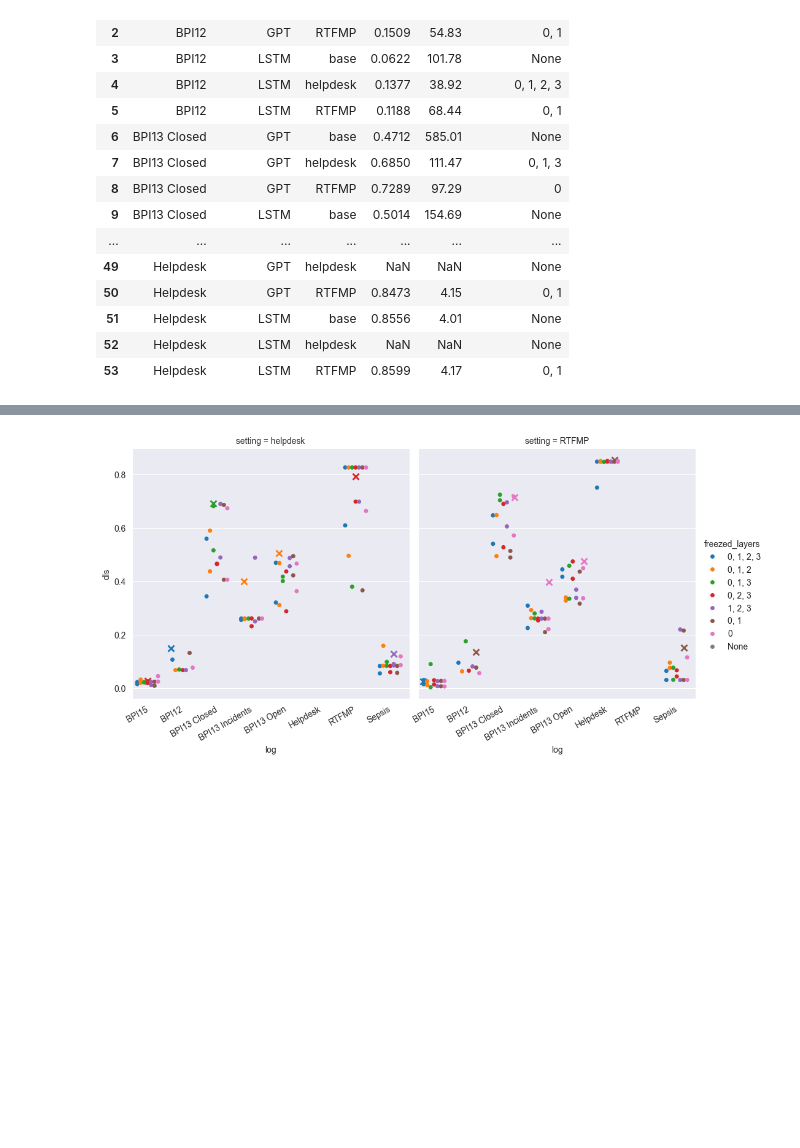
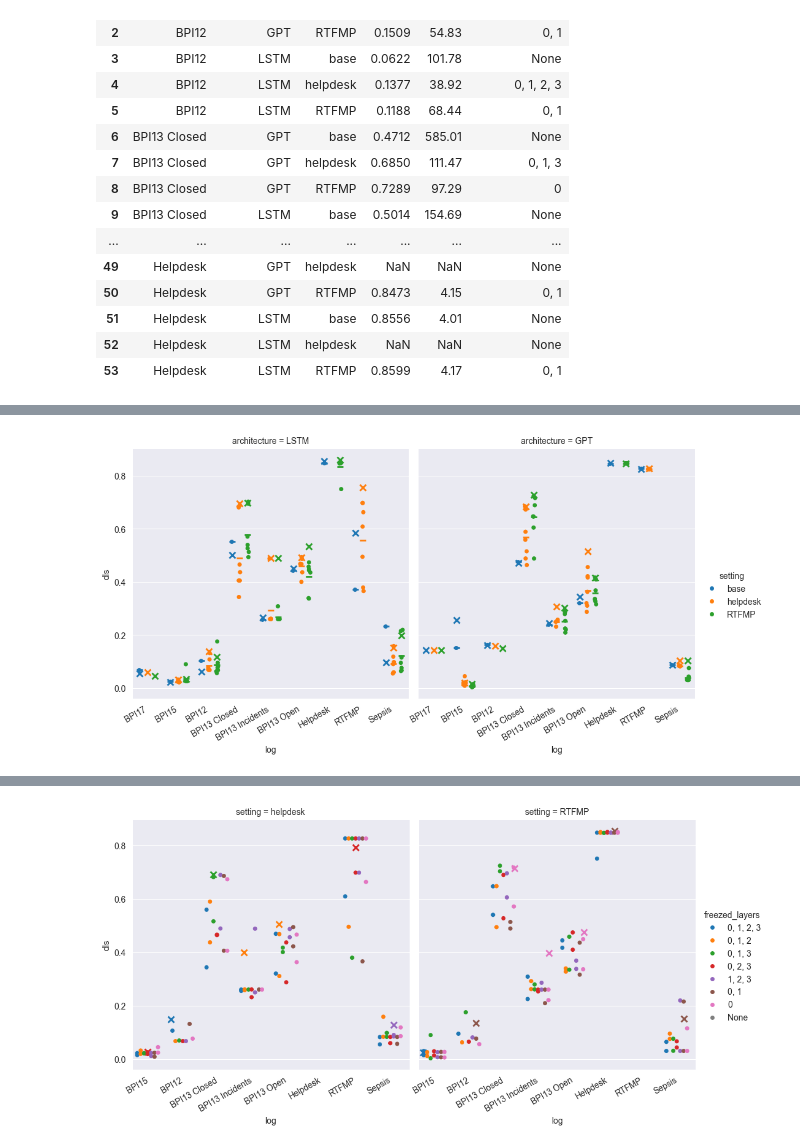
Before and after one commit to Hannoma/Transfer-Learning-for-Predictive-Process-Monitoring, a Jupyter notebook: investigating_results.ipynb, the cells around one changed output, grey strips where cells are left out. Cells and saved outputs as stored; diff of their text form; code cells hidden in the pictures; blank space fills up the shorter version.

```diff
--- a/investigating_results.ipynb
+++ b/investigating_results.ipynb
@@ -374,2 +393,10 @@ g.savefig(f'{FIGURES_DIR}/reproduced_dls.svg')
+# %%
+# Plot the dls score for the different logs and architectures for the pre-trained models
+g = plot_reproduced('dls', 'dls')
+# Save the figure as pdf and svg
+g.savefig(f'{FIGURES_DIR}/reproduced_dls.pdf')
+g.savefig(f'{FIGURES_DIR}/reproduced_dls.svg')
+# %% [output]
+[figure, added]
 # %%
 # Plot the mae score for the different logs and architectures for the pre-trained models
```
Also changed, not shown: parts of 2 cells of this notebook, 2 other files.
